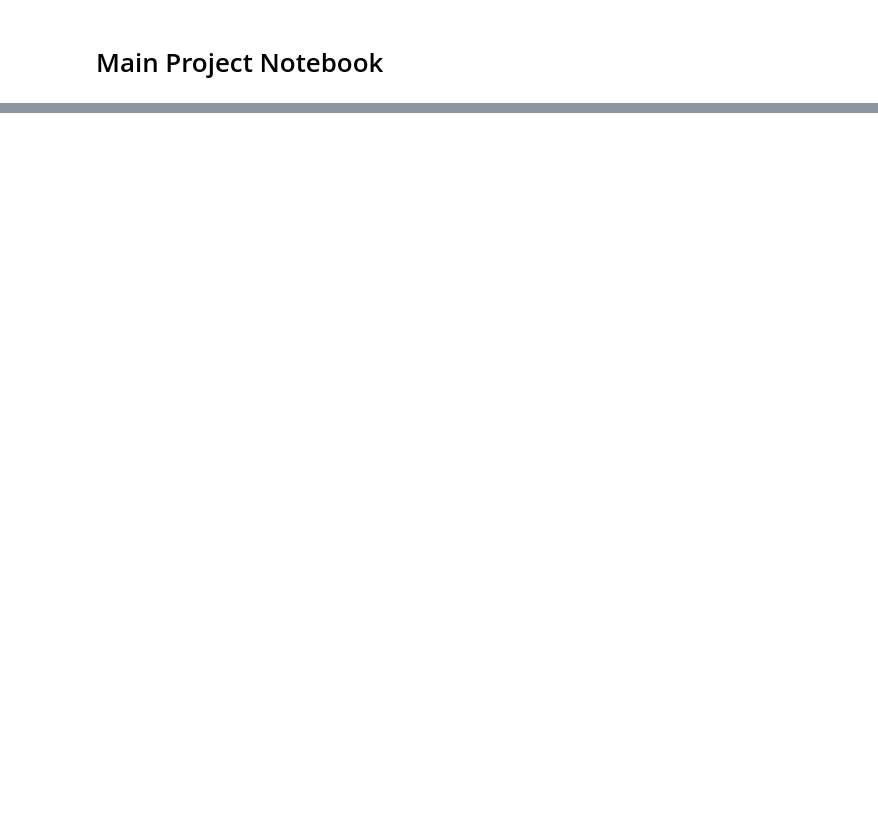
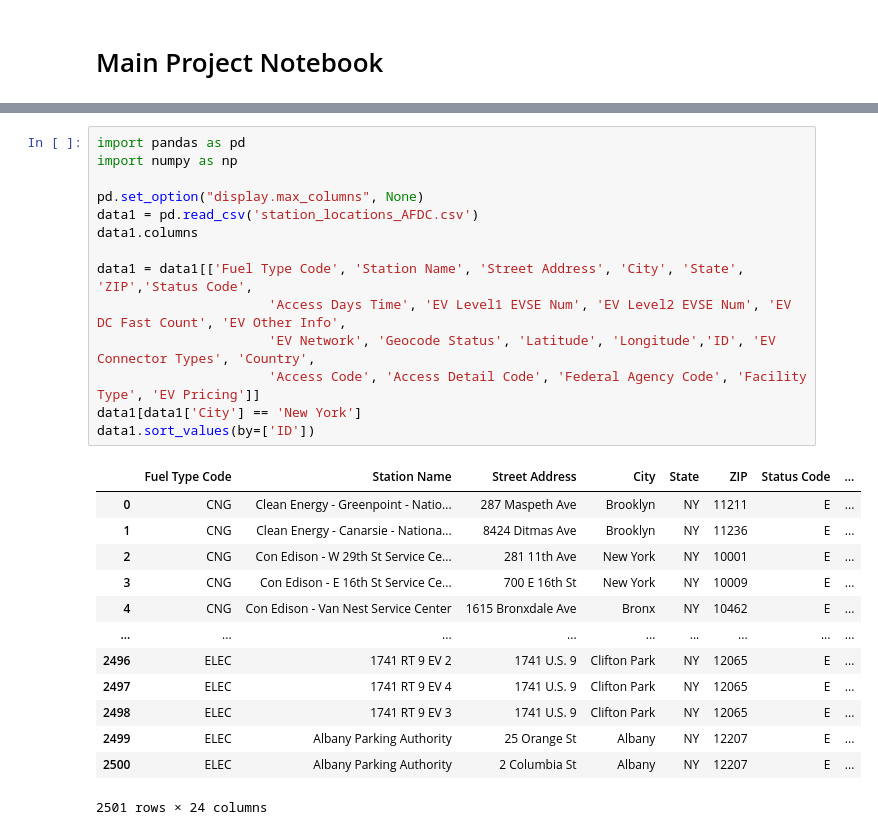
Before and after one commit to allenkting/evcharging_FRI, a Jupyter notebook: EV_Charging_Using_RL.ipynb, the cells around one changed output, grey strips where cells are left out. Saved outputs shown, nothing was run; the diff lists cells and outputs as text; blank space fills up the shorter version.

```diff
--- a/EV_Charging_Using_RL.ipynb
+++ b/EV_Charging_Using_RL.ipynb
@@ -29,0 +3,28 @@ ERROR: basemap‑1.2.2‑cp39‑cp39‑win32.whl is not a valid wheel filename.
+# %%
+import pandas as pd
+import numpy as np
+
+pd.set_option("display.max_columns", None)
+data1 = pd.read_csv('station_locations_AFDC.csv')
+data1.columns
+
+data1 = data1[['Fuel Type Code', 'Station Name', 'Street Address', 'City', 'State', 'ZIP','Status Code',
+                      'Access Days Time', 'EV Level1 EVSE Num', 'EV Level2 EVSE Num', 'EV DC Fast Count', 'EV Other Info',
+                      'EV Network', 'Geocode Status', 'Latitude', 'Longitude','ID', 'EV Connector Types', 'Country',
+                      'Access Code', 'Access Detail Code', 'Federal Agency Code', 'Facility Type', 'EV Pricing']]
+data1[data1['City'] == 'New York']
+data1.sort_values(by=['ID'])
+# %% [output]
+|  | Fuel Type Code | Station Name | Street Address | City | State | ZIP | Status Code | ... |
+| 0 | CNG | Clean Energy - Greenpoint - Natio... | 287 Maspeth Ave | Brooklyn | NY | 11211 | E | ... |
+| 1 | CNG | Clean Energy - Canarsie - Nationa... | 8424 Ditmas Ave | Brooklyn | NY | 11236 | E | ... |
+| 2 | CNG | Con Edison - W 29th St Service Ce... | 281 11th Ave | New York | NY | 10001 | E | ... |
+| 3 | CNG | Con Edison - E 16th St Service Ce... | 700 E 16th St | New York | NY | 10009 | E | ... |
+| 4 | CNG | Con Edison - Van Nest Service Center | 1615 Bronxdale Ave | Bronx | NY | 10462 | E | ... |
+| ... | ... | ... | ... | ... | ... | ... | ... | ... |
+| 2496 | ELEC | 1741 RT 9 EV 2 | 1741 U.S. 9 | Clifton Park | NY | 12065 | E | ... |
+| 2497 | ELEC | 1741 RT 9 EV 4 | 1741 U.S. 9 | Clifton Park | NY | 12065 | E | ... |
+| 2498 | ELEC | 1741 RT 9 EV 3 | 1741 U.S. 9 | Clifton Park | NY | 12065 | E | ... |
+| 2499 | ELEC | Albany Parking Authority | 25 Orange St | Albany | NY | 12207 | E | ... |
+| 2500 | ELEC | Albany Parking Authority | 2 Columbia St | Albany | NY | 12207 | E | ... |
+2501 rows × 24 columns
```
Also changed, not shown: parts of 8 cells of this notebook, 1 other file.
